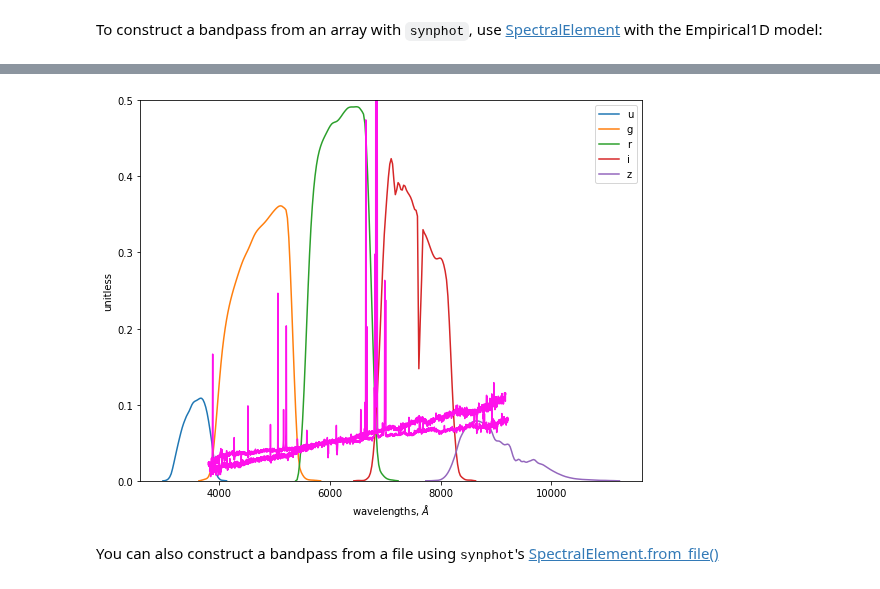
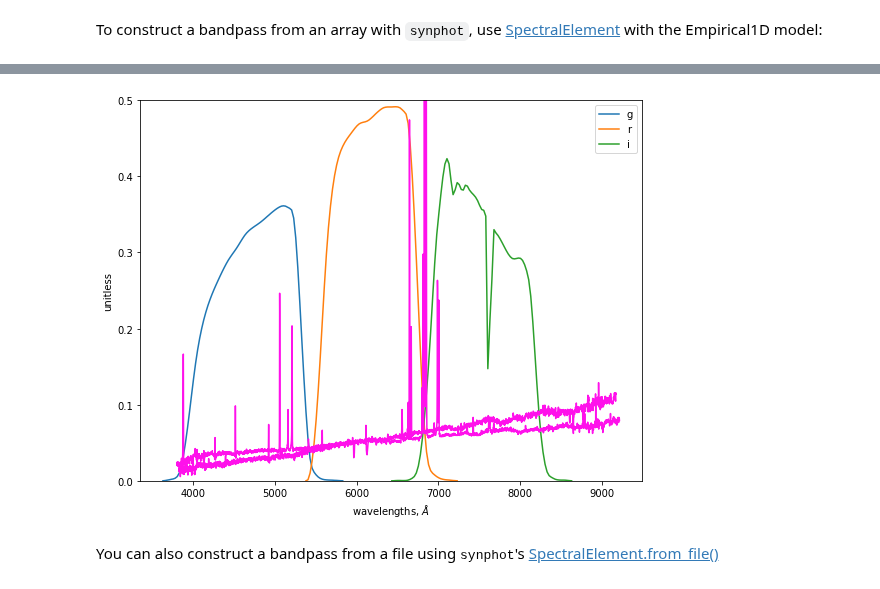
Before and after one commit to tcjansen/GSoC, a Jupyter notebook: empirical_photometry.ipynb, the cells around one changed output, grey strips where cells are left out. Drawn from its saved outputs; the diff is of its cells as text; code cells hidden in the pictures.

```diff
--- a/empirical_photometry.ipynb
+++ b/empirical_photometry.ipynb
@@ -101,7 +99,7 @@ To construct a bandpass from an array with `synphot`, use <a href="https://synph
 import tynt
 from synphot.spectrum import SpectralElement
 
-sdss_bands = ['u', 'g', 'r', 'i', 'z']
+sdss_bands = ['g', 'r', 'i']
 
 f = tynt.FilterGenerator()
 
@@ -138,4 +134,4 @@ WARNING: W42: /var/folders/bn/d7v8bk_16cjg8qcm1gj03m6h0000gp/T/tmpqaufsx0j:2:0:
-[figure, old version]
+[figure, new version]
 # %% [markdown]
 You can also construct a bandpass from a file using <tt>synphot</tt>'s <a href="https://synphot.readthedocs.io/en/latest/api/synphot.spectrum.SpectralElement.html#synphot.spectrum.SpectralElement.from_file">SpectralElement.from_file()</a>
 # %% [markdown]
```
Also changed, not shown: parts of 11 cells of this notebook.
